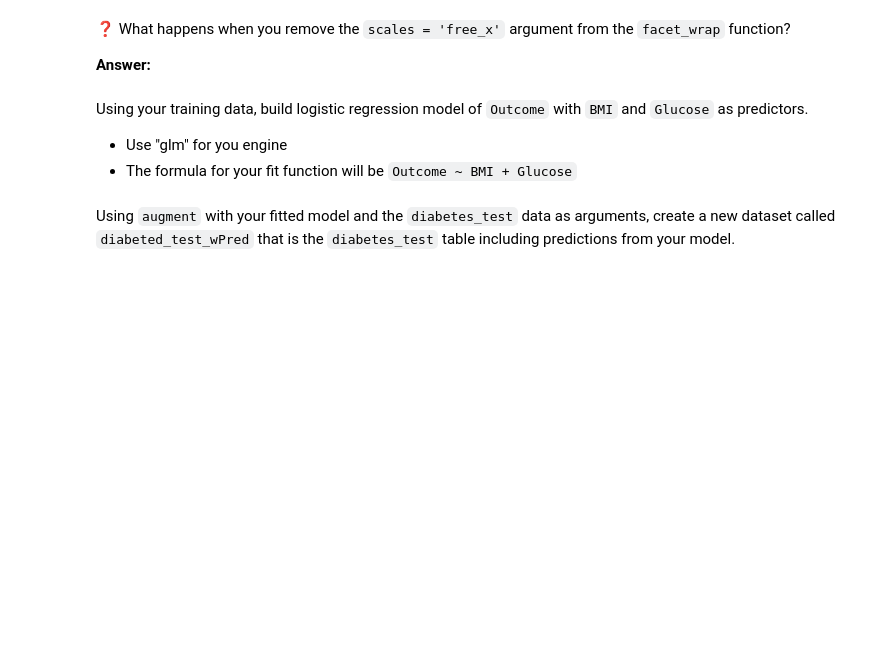
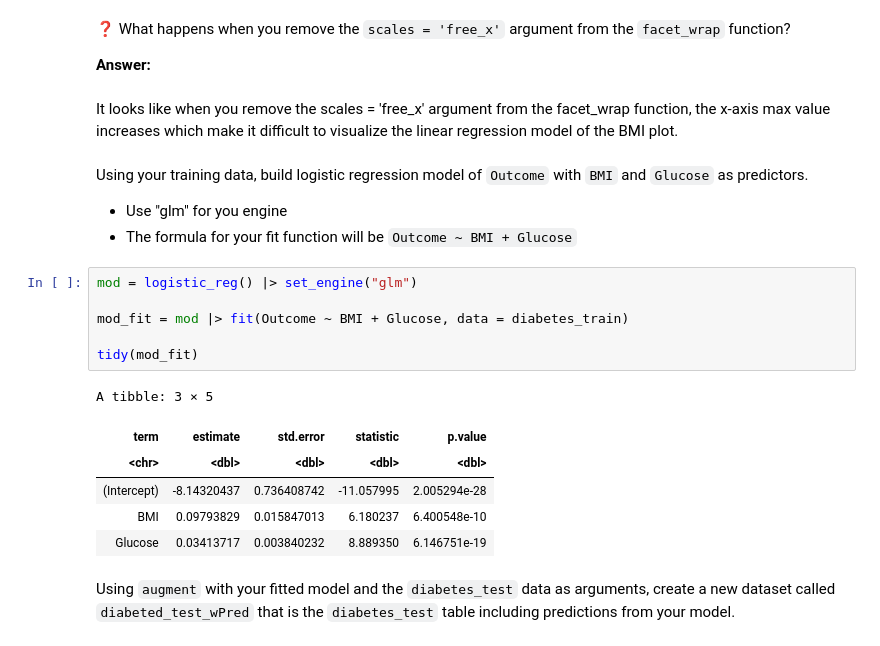
Before and after one commit to UNC-DATA-730/unit-5-assignment-dlee002, a Jupyter notebook: assignment5.ipynb, the cells around one changed output. Saved outputs shown, nothing was run; the diff lists cells and outputs as text; blank space fills up the shorter version.

```diff
--- a/assignment5.ipynb
+++ b/assignment5.ipynb
@@ -116,9 +149,24 @@ Using `plot_df`, make a chart showing the relationship of `Glucose` and `BMI` wi
 ❓ What happens when you remove the `scales = 'free_x'` argument from the `facet_wrap` function?
 
 **Answer:**
+# %% [markdown]
+It looks like when you remove the scales = 'free_x' argument from the facet_wrap function, the x-axis max value increases which make it difficult to visualize the linear regression model of the BMI plot.
 # %% [markdown]
 Using your training data, build logistic regression model of `Outcome` with `BMI` and `Glucose` as predictors.
 - Use "glm" for you engine
 - The formula for your fit function will be `Outcome ~ BMI + Glucose`
+# %%
+mod = logistic_reg() |> set_engine("glm")
+
+mod_fit = mod |> fit(Outcome ~ BMI + Glucose, data = diabetes_train)
+
+tidy(mod_fit)
+# %% [output]
+A tibble: 3 × 5
+| term | estimate | std.error | statistic | p.value |
+| <chr> | <dbl> | <dbl> | <dbl> | <dbl> |
+| (Intercept) | -8.14320437 | 0.736408742 | -11.057995 | 2.005294e-28 |
+| BMI | 0.09793829 | 0.015847013 | 6.180237 | 6.400548e-10 |
+| Glucose | 0.03413717 | 0.003840232 | 8.889350 | 6.146751e-19 |
 # %% [markdown]
 Using `augment` with your fitted model and the `diabetes_test` data as arguments, create a new dataset called `diabeted_test_wPred` that is the `diabetes_test` table including predictions from your model.
```
Also changed, not shown: parts of 9 cells of this notebook.
